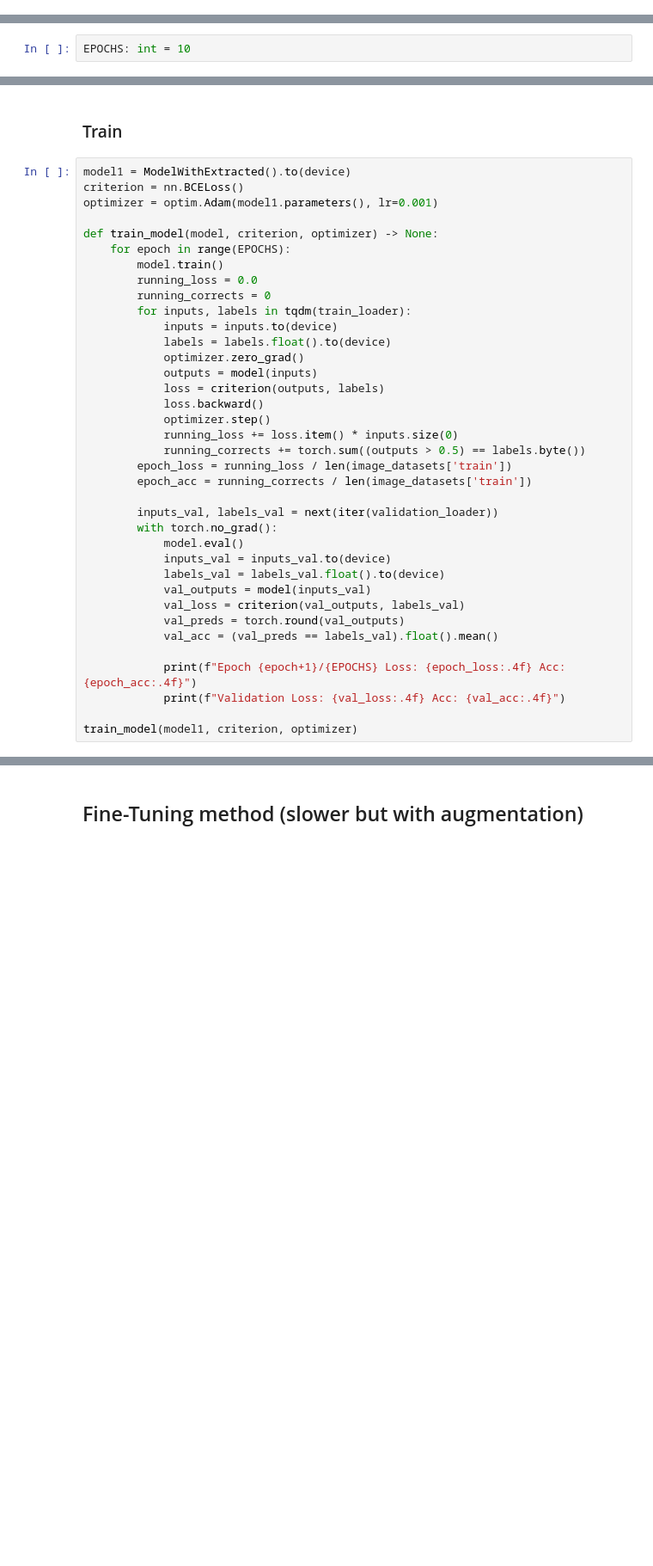
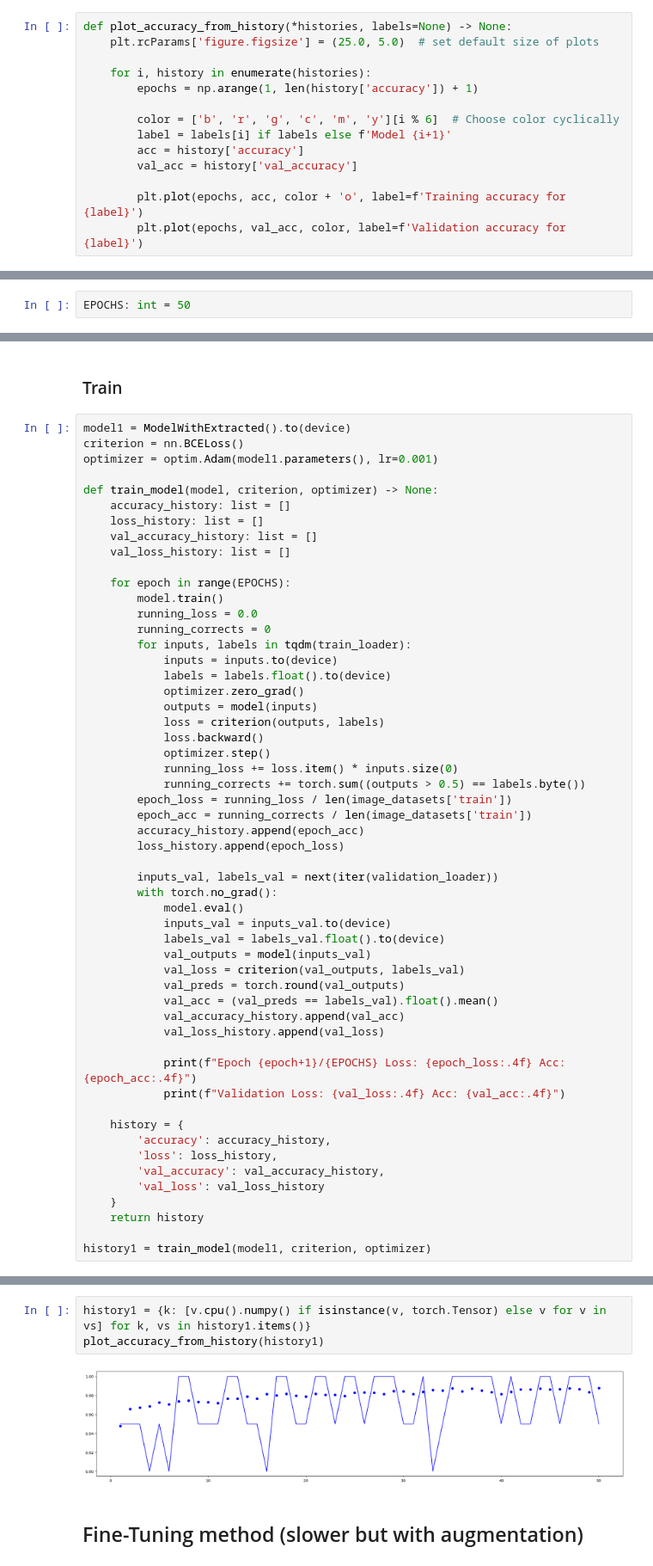
Before and after one commit to lursz/DeepNeuralNetworks, a Jupyter notebook: 5_Transfer_Learning/Ex_5_Transfer_Learning.ipynb, the cells around one changed output, grey strips where cells are left out. Shown at 86% size. Cells and saved outputs as stored; diff of their text form; blank space fills up the shorter version.

```diff
--- a/5_Transfer_Learning/Ex_5_Transfer_Learning.ipynb
+++ b/5_Transfer_Learning/Ex_5_Transfer_Learning.ipynb
@@ -37,9 +28,23 @@ def plot_accuracy_from_history(history):
+# %%
+def plot_accuracy_from_history(*histories, labels=None) -> None:
+    plt.rcParams['figure.figsize'] = (25.0, 5.0)  # set default size of plots
+
+    for i, history in enumerate(histories):
+        epochs = np.arange(1, len(history['accuracy']) + 1)
+
+        color = ['b', 'r', 'g', 'c', 'm', 'y'][i % 6]  # Choose color cyclically
+        label = labels[i] if labels else f'Model {i+1}'
+        acc = history['accuracy']
+        val_acc = history['val_accuracy']
+
+        plt.plot(epochs, acc, color + 'o', label=f'Training accuracy for {label}')
+        plt.plot(epochs, val_acc, color, label=f'Validation accuracy for {label}')
 # %% [markdown]
 # Transfer Learning
 # %% [markdown]
 ## Prepare Data
 # %%
-EPOCHS: int = 10
+EPOCHS: int = 50
 # %%
 data_transforms = {
     'train': transforms.Compose([
@@ -149,6 +154,11 @@ criterion = nn.BCELoss()
 optimizer = optim.Adam(model1.parameters(), lr=0.001)
 
 def train_model(model, criterion, optimizer) -> None:
+    accuracy_history: list = []
+    loss_history: list = []
+    val_accuracy_history: list = []
+    val_loss_history: list = []
+
     for epoch in range(EPOCHS):
         model.train()
         running_loss = 0.0
@@ -165,6 +175,8 @@ def train_model(model, criterion, optimizer) -> None:
             running_corrects += torch.sum((outputs > 0.5) == labels.byte())
         epoch_loss = running_loss / len(image_datasets['train'])
         epoch_acc = running_corrects / len(image_datasets['train'])
+        accuracy_history.append(epoch_acc)
+        loss_history.append(epoch_loss)
 
         inputs_val, labels_val = next(iter(validation_loader))
         with torch.no_grad():
@@ -175,9 +187,19 @@ def train_model(model, criterion, optimizer) -> None:
             val_loss = criterion(val_outputs, labels_val)
             val_preds = torch.round(val_outputs)
             val_acc = (val_preds == labels_val).float().mean()
+            val_accuracy_history.append(val_acc)
+            val_loss_history.append(val_loss)
 
             print(f"Epoch {epoch+1}/{EPOCHS} Loss: {epoch_loss:.4f} Acc: {epoch_acc:.4f}")
             print(f"Validation Loss: {val_loss:.4f} Acc: {val_acc:.4f}")
 
-train_model(model1, criterion, optimizer)
+    history = {
+        'accuracy': accuracy_history,
+        'loss': loss_history,
+        'val_accuracy': val_accuracy_history,
+        'val_loss': val_loss_history
+    }
+    return history
+
+history1 = train_model(model1, criterion, optimizer)
 # %% [output]
@@ -204,3 +231,8 @@ Validation Loss: 0.0376 Acc: 1.0000
+# %%
+history1 = {k: [v.cpu().numpy() if isinstance(v, torch.Tensor) else v for v in vs] for k, vs in history1.items()}
+plot_accuracy_from_history(history1)
+# %% [output]
+[figure, added]
 # %% [markdown]
 ## Fine-Tuning method (slower but with augmentation)
 # %% [markdown]
```
Also changed, not shown: parts of 9 cells of this notebook, 1 other file.
